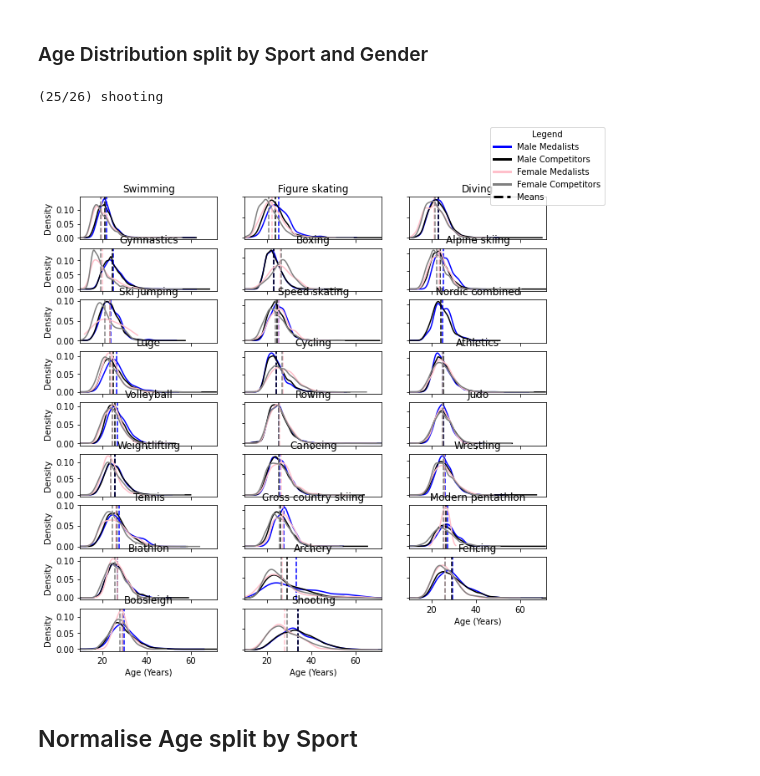
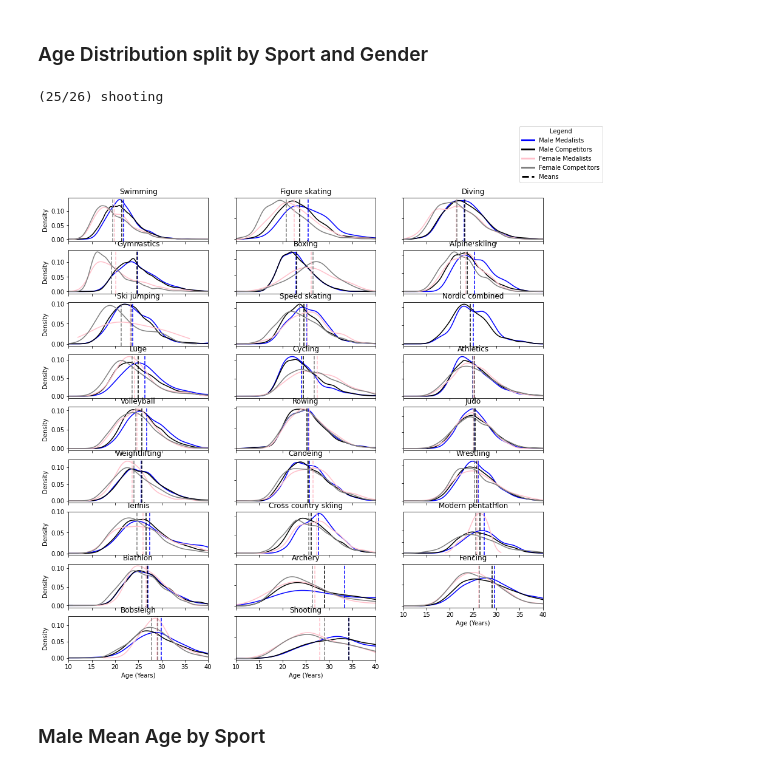
Before and after one commit to dajhutchinson/Olympic-Analysis, a Jupyter notebook: OlympicAgeAnalysis.ipynb, the cells around one changed output. Saved outputs shown, nothing was run; the diff lists cells and outputs as text; code cells hidden in the pictures.

```diff
--- a/OlympicAgeAnalysis.ipynb
+++ b/OlympicAgeAnalysis.ipynb
@@ -249,11 +332,13 @@ mean_age_per_sport=athlete_df.groupby(by=["Sport"])["Age"].mean().sort_values()
 num_sports=mean_age_per_sport.shape[0]
 
 # plot of age distribution for each sports
-fig,axes=plt.subplots(figsize=(10,10),ncols=3,nrows=int(np.ceil(num_sports/3)))
+fig,axes=plt.subplots(figsize=(14,14),ncols=3,nrows=int(np.ceil(num_sports/3)))
 
 # ensure plots are all same scale
-xlims=(athlete_df["Age"].min(),athlete_df["Age"].max())
+xlims=(athlete_df["Age"].min(),40)
 ylims=(0,.15)
+
+means=pd.DataFrame(columns=["Mean Competitor Age","Mean Medalist Age"]) # calculate mean age for each sport & category
 
 for count,sport in enumerate(list(mean_age_per_sport.index)):
     print("({}/{}) {}                ".format(count,len(mean_age_per_sport),sport),end="\r",flush=True)
@@ -266,6 +351,11 @@ for count,sport in enumerate(list(mean_age_per_sport.index)):
     data["Age"].plot.kde(ax=ax,xlim=xlims,ylim=ylims,label="Competitors",color="black")
 
     # add horizontal line for mean of each
+    series=pd.Series({"Mean Competitor Age":data["Age"].mean(),"Mean Medalist Age":data[data["Medalist"]]["Age"].mean()})
+    series.name=sport
+    series=series.apply(lambda x:round(x,2)) # round due to data only being accurate to years
+    means=means.append(series)
+
     ax.axvline(x=data[data["Medalist"]]["Age"].mean(),color="gold",ls="--")
     ax.axvline(x=data["Age"].mean(),color="black",ls="--")
 
@@ -298,8 +420,11 @@ plt.show()
 ### Age Distribution split by Sport and Gender
 # %%
 # plot of age distribution for each sports
-fig,axes=plt.subplots(figsize=(10,10),ncols=3,nrows=int(np.ceil(num_sports/3)))
+fig,axes=plt.subplots(figsize=(14,14),ncols=3,nrows=int(np.ceil(num_sports/3)))
 ylims=(0,.10)
+
+gendered_means=pd.DataFrame(columns=["Mean Male Competitor Age","Mean Male Medalist Age","Mean Female Competitor Age","Mean Female Medalist Age"])
+
 for count,sport in enumerate(list(mean_age_per_sport.index)):
     print("({}/{}) {}                ".format(count,len(mean_age_per_sport),sport),end="\r",flush=True)
     row_i=count//3; col_i=count%3
@@ -308,48 +433,58 @@ for count,sport in enumerate(list(mean_age_per_sport.index)):
     male_data=data[data["Sex"]=="M"]
     female_data=data[data["Sex"]=="F"]
 
-    # plot male data
-    if (male_data.shape[0]>0):
+    row={}
+
+    # plot kdes
+    if (male_data.shape[0]>0): # male data
         male_data[male_data["Medalist"]]["Age"].plot.kde(ax=ax,xlim=xlims,label="Male Medalists",color="blue")
         male_data["Age"].plot.kde(ax=ax,xlim=xlims,label="Male Competitors",color="black")
-
-        # add horizontal line for mean of each
-        ax.axvline(x=male_data[male_data["Medalist"]]["Age"].mean(),color="blue",ls="--")
-        ax.axvline(x=male_data["Age"].mean(),color="black",ls="--")
-
-    # plot female data
-    if (female_data.shape[0]>0):
+    if (female_data.shape[0]>0): # female data
         female_data[female_data["Medalist"]]["Age"].plot.kde(ax=ax,xlim=xlims,label="Female Medalists",color="pink")
         female_data["Age"].plot.kde(ax=ax,xlim=xlims,label="Female Competitors",color="gray")
 
-        # add horizontal line for mean of each
+
+    # plot mean ages
+    if (male_data.shape[0]>0): # male data
+        ax.axvline(x=male_data[male_data["Medalist"]]["Age"].mean(),color="blue",ls="--")
+        ax.axvline(x=male_data["Age"].mean(),color="black",ls="--")
+        row["Mean Male Medalist Age"]=male_data[male_data["Medalist"]]["Age"].mean()
+        row["Mean Male Competitor Age"]=male_data["Age"].mean()
+    if (female_data.shape[0]>0): # female data
         ax.axvline(x=female_data[female_data["Medalist"]]["Age"].mean(),color="pink",ls="--")
         ax.axvline(x=female_data["Age"].mean(),color="gray",ls="--")
+        row["Mean Female Medalist Age"]=female_data[female_data["Medalist"]]["Age"].mean()
+        row["Mean Female Competitor Age"]=female_data["Age"].mean()
+
+    series=pd.Series(row)
+    series.name=sport
+    series=series.apply(lambda x:round(x,2))
+    gendered_means=gendered_means.append(series)
 
     # style plot
     ax.set_title(str.capitalize(sport))
     ax.set_yticks([0,.05,.1])
     if (col_i==0): ax.set_ylabel("Density") # LHS
     else: ax.set_ylabel(""); ax.set_yticklabels([])
     if (count+3>=num_sports): ax.set_xlabel("Age (Years)") # bottom of each column
     else: ax.set_xlabel(""); ax.set_xticklabels([])
 
 # remove excess plots
 for i in range(num_sports,3*int(np.ceil(num_sports/3))):
     row_i=i//3; col_i=i%3
     fig.delaxes(axes[row_i,col_i])
 
 # legend data
 from matplotlib.lines import Line2D
 colors=['blue',"black",'pink',"gray","black"]
 style =["-","-","-","-","--"]
 lines =[Line2D([0],[0],linewidth=3,linestyle=style[i],color=colors[i]) for i in range(5)]
 labels=["Male Medalists","Male Competitors","Female Medalists","Female Competitors","Means"]
 fig.legend(lines,labels,title="Legend",loc="upper right")
 
 plt.show()
 # %% [output]
 (25/26) shooting
-[figure, old version]
+[figure, new version]
 # %% [markdown]
-## Normalise Age split by Sport
+### Male Mean Age by Sport
```
Also changed, not shown: parts of 54 cells of this notebook.
